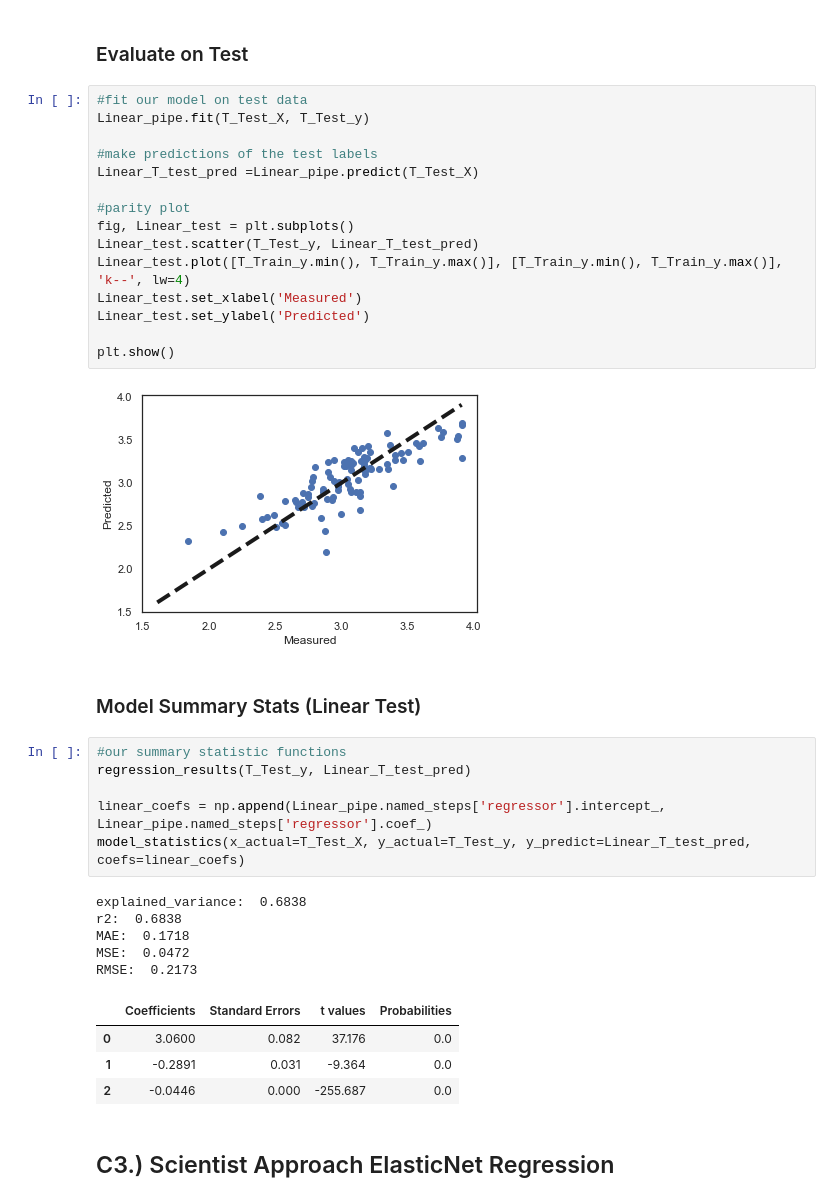
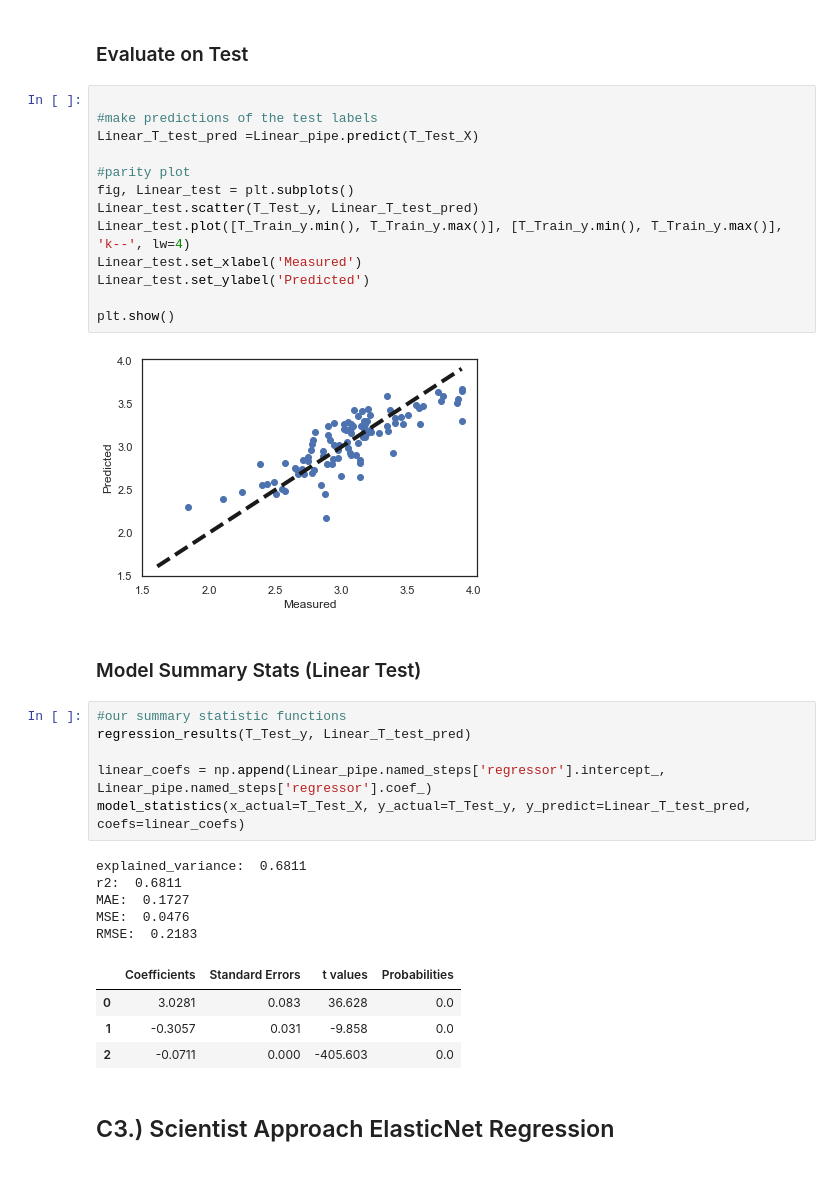
Before and after one commit to bblank70/MSDS422, a Jupyter notebook: Assignment2- Boston_Housing.ipynb, the cells around one changed output. Drawn from its saved outputs; the diff is of its cells as text.

```diff
--- a/Assignment2- Boston_Housing.ipynb
+++ b/Assignment2- Boston_Housing.ipynb
@@ -428,22 +428,20 @@ np.mean(cv_results)
 # %% [markdown]
 ### Evaluate on Test
 # %%
-#fit our model on test data
-Linear_pipe.fit(T_Test_X, T_Test_y)
 
 #make predictions of the test labels
 Linear_T_test_pred =Linear_pipe.predict(T_Test_X)
 
 #parity plot
 fig, Linear_test = plt.subplots()
 Linear_test.scatter(T_Test_y, Linear_T_test_pred)
 Linear_test.plot([T_Train_y.min(), T_Train_y.max()], [T_Train_y.min(), T_Train_y.max()], 'k--', lw=4)
 Linear_test.set_xlabel('Measured')
 Linear_test.set_ylabel('Predicted')
 
 plt.show()
 # %% [output]
-[figure, old version]
+[figure, new version]
 # %% [markdown]
 ### Model Summary Stats (Linear Test)
 # %%
@@ -453,15 +451,15 @@ regression_results(T_Test_y, Linear_T_test_pred)
 linear_coefs = np.append(Linear_pipe.named_steps['regressor'].intercept_, Linear_pipe.named_steps['regressor'].coef_)
 model_statistics(x_actual=T_Test_X, y_actual=T_Test_y, y_predict=Linear_T_test_pred, coefs=linear_coefs)
 # %% [output]
-explained_variance:  0.6838
-r2:  0.6838
-MAE:  0.1718
-MSE:  0.0472
-RMSE:  0.2173
+explained_variance:  0.6811
+r2:  0.6811
+MAE:  0.1727
+MSE:  0.0476
+RMSE:  0.2183
 |  | Coefficients | Standard Errors | t values | Probabilities |
-| 0 | 3.0600 | 0.082 | 37.176 | 0.0 |
-| 1 | -0.2891 | 0.031 | -9.364 | 0.0 |
-| 2 | -0.0446 | 0.000 | -255.687 | 0.0 |
+| 0 | 3.0281 | 0.083 | 36.628 | 0.0 |
+| 1 | -0.3057 | 0.031 | -9.858 | 0.0 |
+| 2 | -0.0711 | 0.000 | -405.603 | 0.0 |
 # %% [markdown]
 ## C3.) Scientist Approach ElasticNet Regression
 # %%
```
Also changed, not shown: parts of 7 cells of this notebook.
